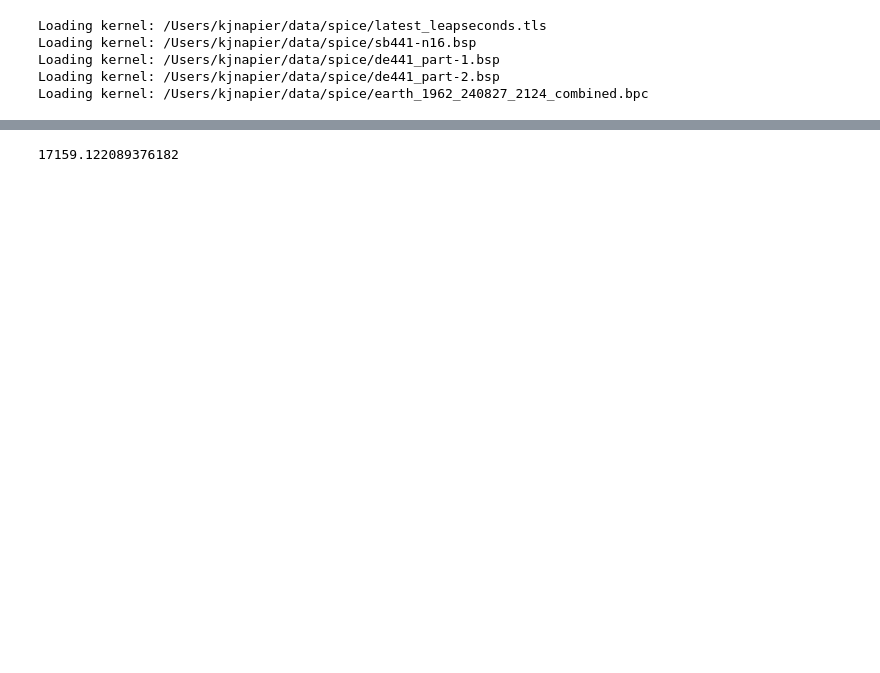
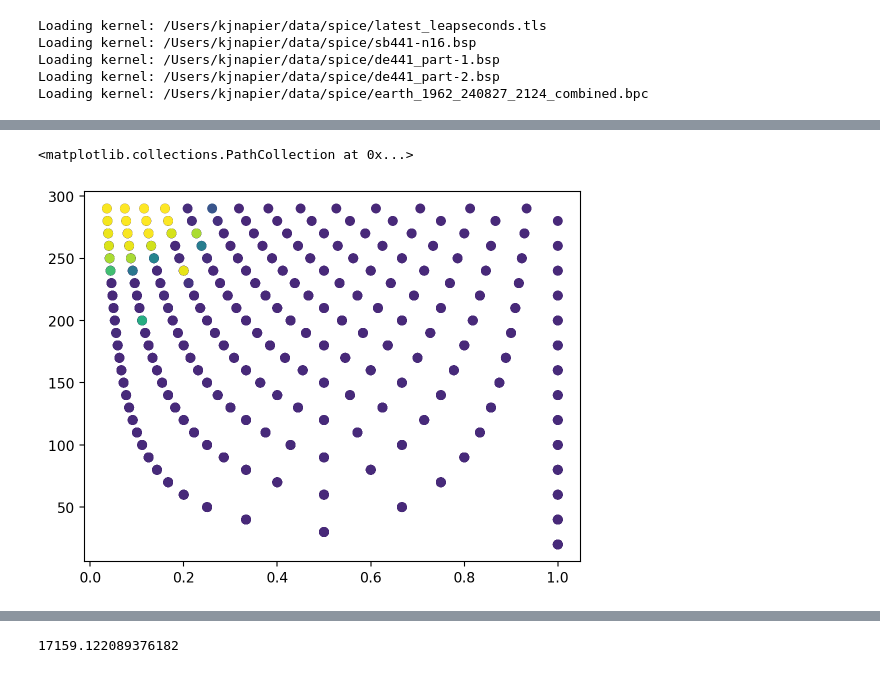
Before and after one commit to kjnapier/spacerocks, a Jupyter notebook: notebooks/examples/example-005.ipynb, the cells around one changed output, grey strips where cells are left out. Saved outputs shown, nothing was run; the diff lists cells and outputs as text; code cells hidden in the pictures; blank space fills up the shorter version.

```diff
--- a/notebooks/examples/example-005.ipynb
+++ b/notebooks/examples/example-005.ipynb
@@ -29,13 +29,13 @@ w84 = Observatory.from_obscode('w84')
 # %%
 epoch = Time.now()
 
-name = "arrokoth"
+name = "holman"
 rock = SpaceRock.from_horizons(name, epoch=epoch, origin="ssb", reference_plane="J2000")
 sim = Simulation.horizons(epoch, "J2000", "ssb")
 sim.add(rock)
 # %%
 observations = []
-for idx in range(0, 300, 30):
+for idx in range(0, 300, 10):
     sim.integrate(epoch + idx)
     observer = w84.at(epoch + idx, reference_plane="J2000", origin="ssb")
     rock = sim.get_particle(name)
@@ -89,0 +61,33 @@ rocks
+# %%
+len(simulated_observations)
+
+# generate all possible triplets of observations
+triplets = list(itertools.combinations(simulated_observations, 3))
+# %%
+%%time
+eccentricities = []
+dts = []
+ratios = []
+for triplet in triplets:
+    rocks = gauss(triplet[0], triplet[1], triplet[2], min_distance=1.0)
+    times = [obs.epoch.tdb().jd() for obs in triplet]
+    # sort the times
+    times.sort()
+    dt1 = times[1] - times[0]
+    dt2 = times[2] - times[1]
+    dt = times[2] - times[0]
+    if rocks is None:
+        continue
+    for rock in rocks:
+        eccentricities.append(rock.e())
+        dts.append(dt)
+        ratio = min(dt1, dt2) / max(dt1, dt2)
+        ratios.append(ratio)
+
+eccentricities = np.array(eccentricities)
+keep = eccentricities < 1.0
+eccentricities = eccentricities[keep]
+dts = np.array(dts)
+dts = dts[keep]
+ratios = np.array(ratios)
+ratios = ratios[keep]
@@ -89,0 +97,5 @@ rocks
+# %%
+plt.scatter(ratios, dts, c=eccentricities, cmap='viridis')
+# %% [output]
+<matplotlib.collections.PathCollection at 0x...>
+[figure, added]
```
Also changed, not shown: parts of 7 cells of this notebook, 8 other files.
